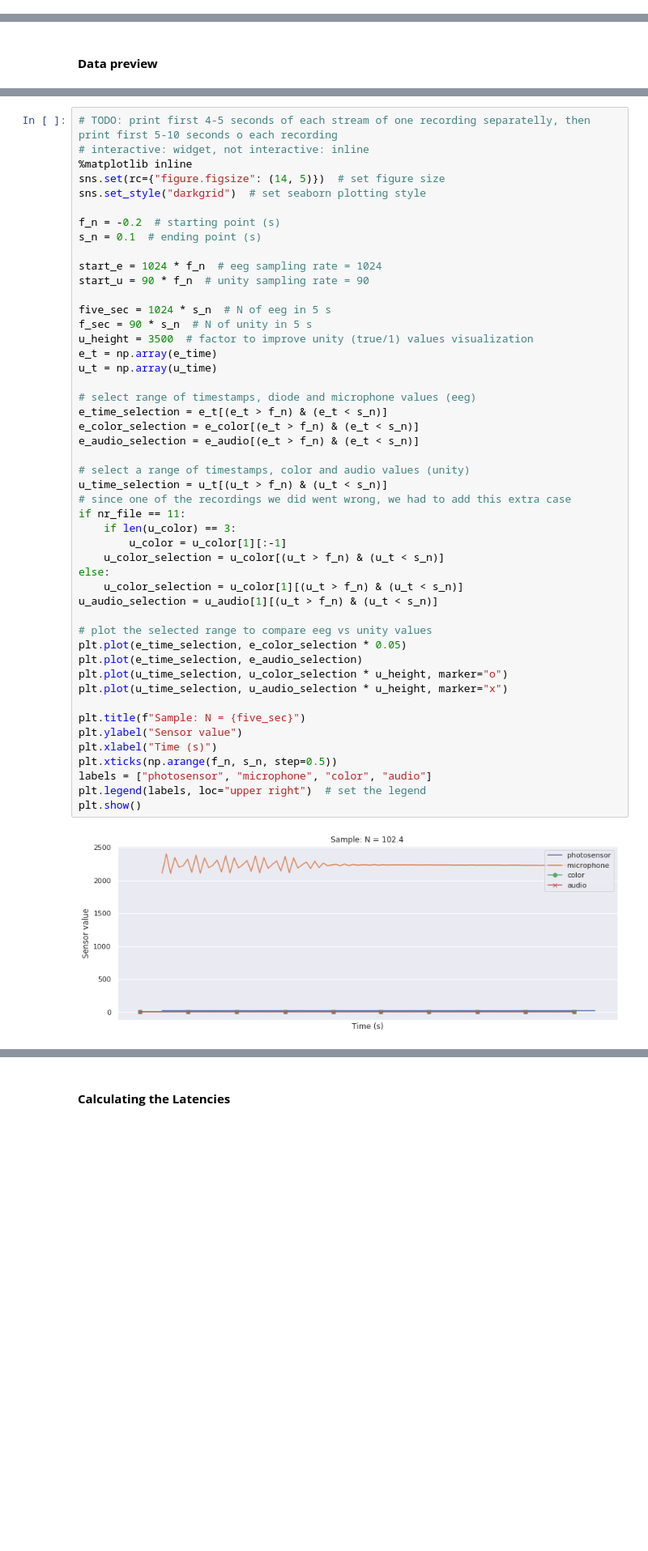
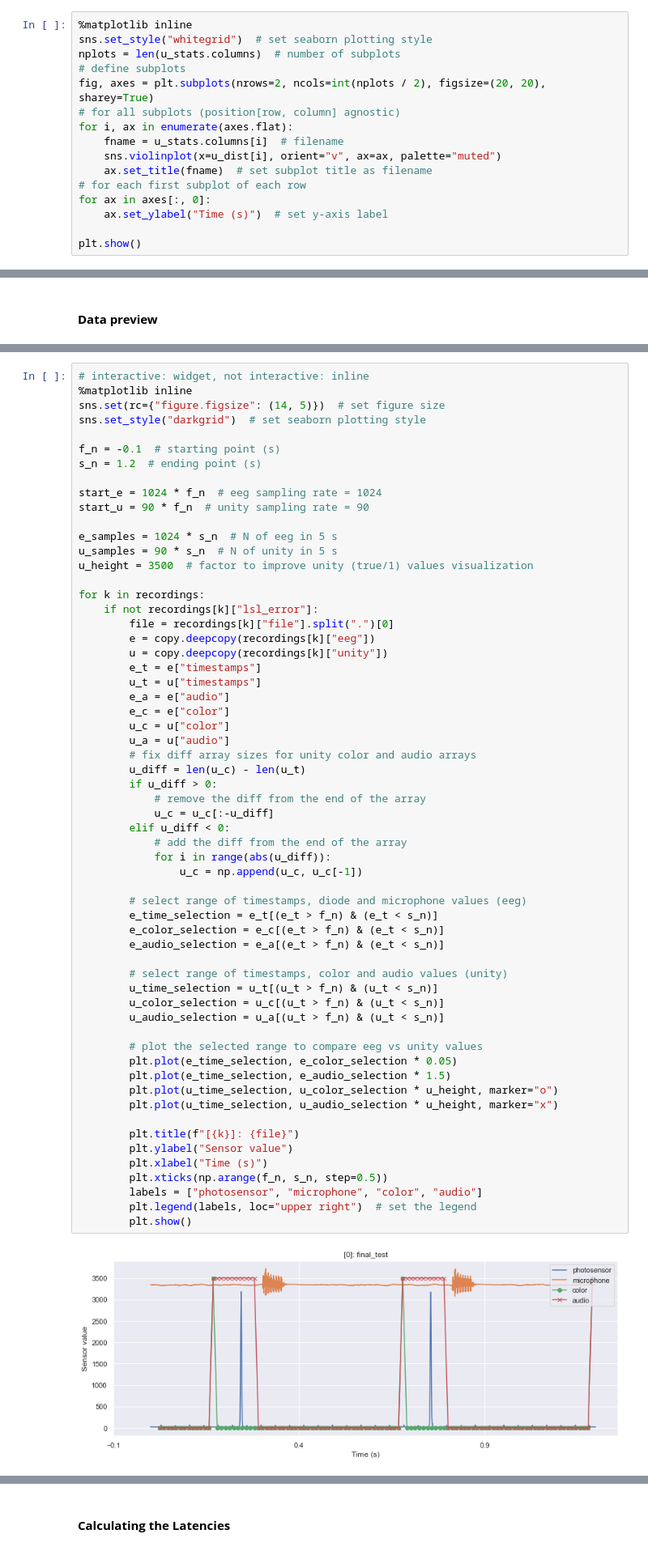
Before and after one commit to mvidaldp/lsl_latency_analysis, a Jupyter notebook: analysis.ipynb, the cells around one changed output, grey strips where cells are left out. Shown at 81% size. Saved outputs shown, nothing was run; the diff lists cells and outputs as text; blank space fills up the shorter version.

Commit message:
Add timestamps distance descriptive stats and distribution plots, add data preview

```diff
--- a/analysis.ipynb
+++ b/analysis.ipynb
@@ -523,0 +440,16 @@ Unity sample count: 5805
+# %%
+%matplotlib inline
+sns.set_style("whitegrid")  # set seaborn plotting style
+nplots = len(u_stats.columns)  # number of subplots
+# define subplots
+fig, axes = plt.subplots(nrows=2, ncols=int(nplots / 2), figsize=(20, 20), sharey=True)
+# for all subplots (position[row, column] agnostic)
+for i, ax in enumerate(axes.flat):
+    fname = u_stats.columns[i]  # filename
+    sns.violinplot(x=u_dist[i], orient="v", ax=ax, palette="muted")
+    ax.set_title(fname)  # set subplot title as filename
+# for each first subplot of each row
+for ax in axes[:, 0]:
+    ax.set_ylabel("Time (s)")  # set y-axis label
+
+plt.show()
@@ -526,50 +547,62 @@ Unity sample count: 5805
 # %%
-# TODO: print first 4-5 seconds of each stream of one recording separatelly, then print first 5-10 seconds o each recording
 # interactive: widget, not interactive: inline
 %matplotlib inline
 sns.set(rc={"figure.figsize": (14, 5)})  # set figure size
 sns.set_style("darkgrid")  # set seaborn plotting style
 
-f_n = -0.2  # starting point (s)
-s_n = 0.1  # ending point (s)
+f_n = -0.1  # starting point (s)
+s_n = 1.2  # ending point (s)
 
 start_e = 1024 * f_n  # eeg sampling rate = 1024
 start_u = 90 * f_n  # unity sampling rate = 90
 
-five_sec = 1024 * s_n  # N of eeg in 5 s
-f_sec = 90 * s_n  # N of unity in 5 s
+e_samples = 1024 * s_n  # N of eeg in 5 s
+u_samples = 90 * s_n  # N of unity in 5 s
 u_height = 3500  # factor to improve unity (true/1) values visualization
-e_t = np.array(e_time)
-u_t = np.array(u_time)
 
-# select range of timestamps, diode and microphone values (eeg)
-e_time_selection = e_t[(e_t > f_n) & (e_t < s_n)]
-e_color_selection = e_color[(e_t > f_n) & (e_t < s_n)]
-e_audio_selection = e_audio[(e_t > f_n) & (e_t < s_n)]
+for k in recordings:
+    if not recordings[k]["lsl_error"]:
+        file = recordings[k]["file"].split(".")[0]
+        e = copy.deepcopy(recordings[k]["eeg"])
+        u = copy.deepcopy(recordings[k]["unity"])
+        e_t = e["timestamps"]
+        u_t = u["timestamps"]
+        e_a = e["audio"]
+        e_c = e["color"]
+        u_c = u["color"]
+        u_a = u["audio"]
+        # fix diff array sizes for unity color and audio arrays
+        u_diff = len(u_c) - len(u_t)
+        if u_diff > 0:
+            # remove the diff from the end of the array
+            u_c = u_c[:-u_diff]
+        elif u_diff < 0:
+            # add the diff from the end of the array
+            for i in range(abs(u_diff)):
+                u_c = np.append(u_c, u_c[-1])
 
-# select a range of timestamps, color and audio values (unity)
-u_time_selection = u_t[(u_t > f_n) & (u_t < s_n)]
-# since one of the recordings we did went wrong, we had to add this extra case
-if nr_file == 11:
-    if len(u_color) == 3:
-        u_color = u_color[1][:-1]
-    u_color_selection = u_color[(u_t > f_n) & (u_t < s_n)]
-else:
-    u_color_selection = u_color[1][(u_t > f_n) & (u_t < s_n)]
-u_audio_selection = u_audio[1][(u_t > f_n) & (u_t < s_n)]
+        # select range of timestamps, diode and microphone values (eeg)
+        e_time_selection = e_t[(e_t > f_n) & (e_t < s_n)]
+        e_color_selection = e_c[(e_t > f_n) & (e_t < s_n)]
+        e_audio_selection = e_a[(e_t > f_n) & (e_t < s_n)]
 
-# plot the selected range to compare eeg vs unity values
-plt.plot(e_time_selection, e_color_selection * 0.05)
-plt.plot(e_time_selection, e_audio_selection)
-plt.plot(u_time_selection, u_color_selection * u_height, marker="o")
-plt.plot(u_time_selection, u_audio_selection * u_height, marker="x")
+        # select range of timestamps, color and audio values (unity)
+        u_time_selection = u_t[(u_t > f_n) & (u_t < s_n)]
+        u_color_selection = u_c[(u_t > f_n) & (u_t < s_n)]
+        u_audio_selection = u_a[(u_t > f_n) & (u_t < s_n)]
 
-plt.title(f"Sample: N = {five_sec}")
-plt.ylabel("Sensor value")
-plt.xlabel("Time (s)")
-plt.xticks(np.arange(f_n, s_n, step=0.5))
-labels = ["photosensor", "microphone", "color", "audio"]
-plt.legend(labels, loc="upper right")  # set the legend
-plt.show()
+        # plot the selected range to compare eeg vs unity values
+        plt.plot(e_time_selection, e_color_selection * 0.05)
+        plt.plot(e_time_selection, e_audio_selection * 1.5)
+        plt.plot(u_time_selection, u_color_selection * u_height, marker="o")
+        plt.plot(u_time_selection, u_audio_selection * u_height, marker="x")
+
+        plt.title(f"[{k}]: {file}")
+        plt.ylabel("Sensor value")
+        plt.xlabel("Time (s)")
+        plt.xticks(np.arange(f_n, s_n, step=0.5))
+        labels = ["photosensor", "microphone", "color", "audio"]
+        plt.legend(labels, loc="upper right")  # set the legend
+        plt.show()
 # %% [output]
-[figure, old version]
+[figure, new version]
```
Also changed, not shown: parts of 20 cells of this notebook.
